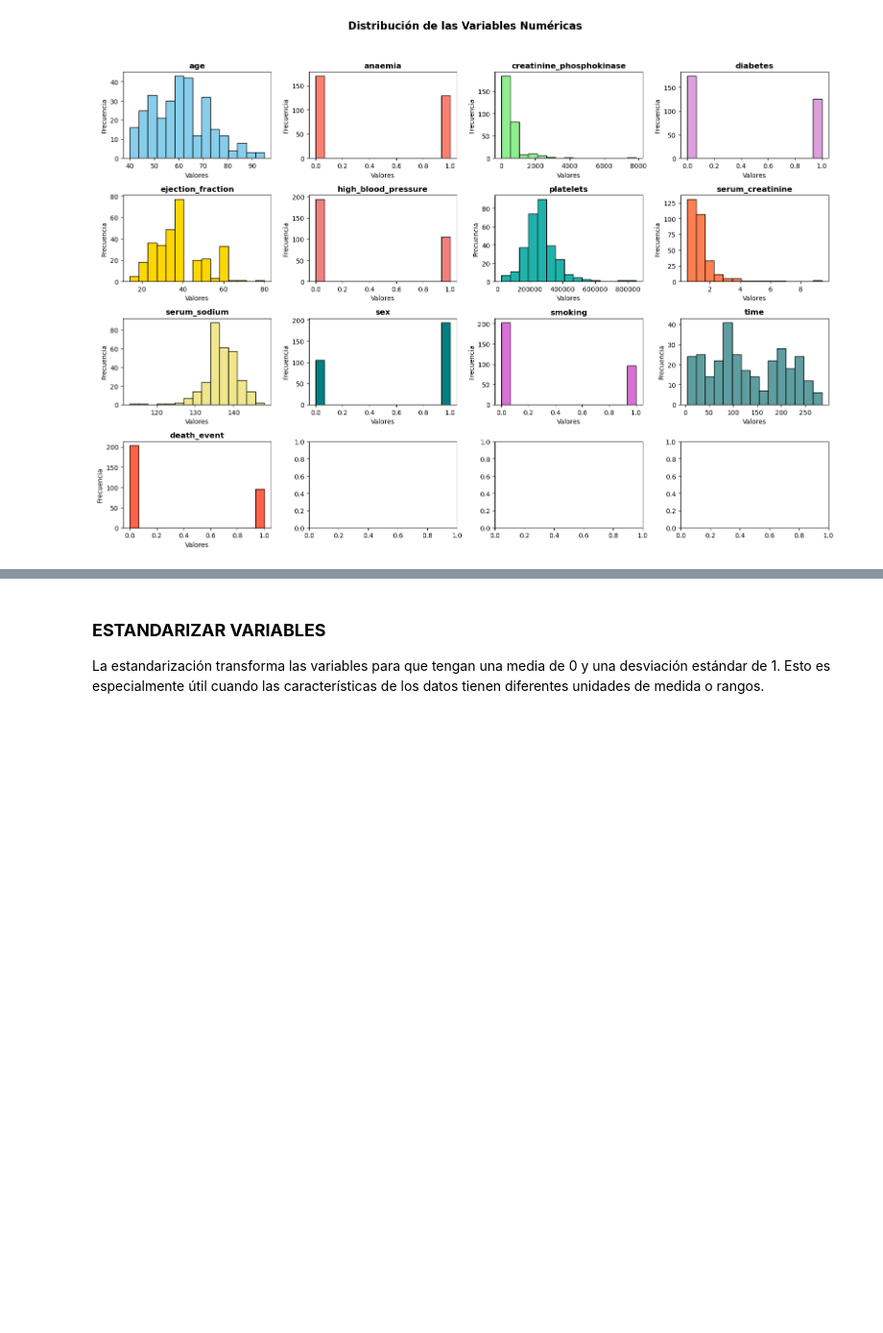
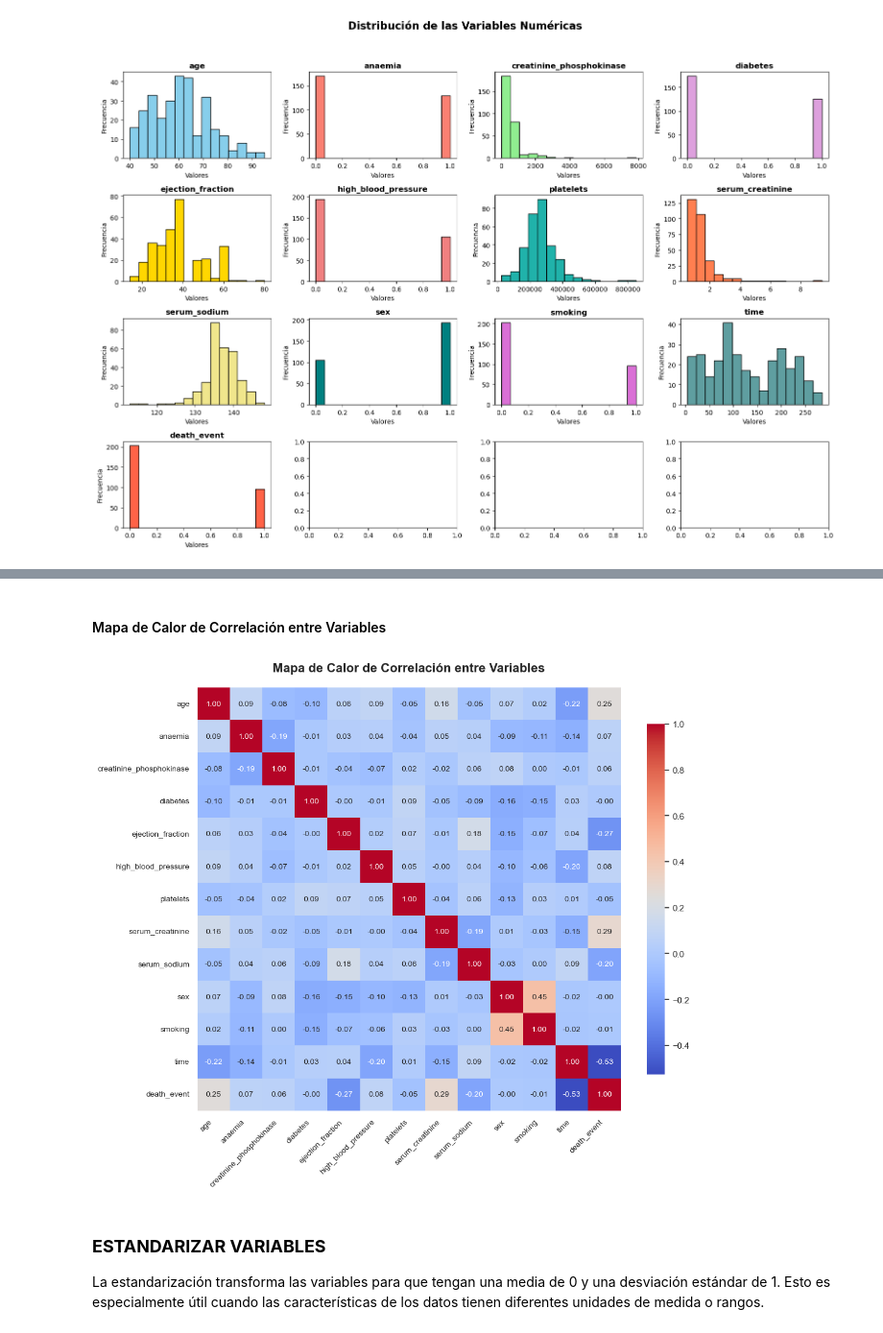
Before and after one commit to Vikktor93/Tarea4MachineLearning, a Jupyter notebook: Tarea_Final.ipynb, the cells around one changed output, grey strips where cells are left out. Shown at 96% size. Saved outputs shown, nothing was run; the diff lists cells and outputs as text; code cells hidden in the pictures; blank space fills up the shorter version.

```diff
--- a/Tarea_Final.ipynb
+++ b/Tarea_Final.ipynb
@@ -248,3 +306,16 @@ plt.show()
+# %% [markdown]
+#### Mapa de Calor de Correlación entre Variables
+# %%
+# Mapa de calor personalizado
+plt.figure(figsize=(12, 10))
+sns.heatmap(new_df.corr(), annot=True, square=True, cmap='coolwarm', annot_kws={"size": 10}, fmt=".2f", cbar_kws={"shrink": .8})
+
+plt.title("Mapa de Calor de Correlación entre Variables", fontsize=16, fontweight='bold', pad=20)
+plt.xticks(rotation=45, ha='right', fontsize=10)
+plt.yticks(rotation=0, fontsize=10)
+plt.show()
+# %% [output]
+[figure, added]
 # %% [markdown]
 ### **ESTANDARIZAR VARIABLES**
 La estandarización transforma las variables para que tengan una media de 0 y una desviación estándar de 1. Esto es especialmente útil cuando las características de los datos tienen diferentes unidades de medida o rangos.
```
Also changed, not shown: parts of 17 cells of this notebook.
